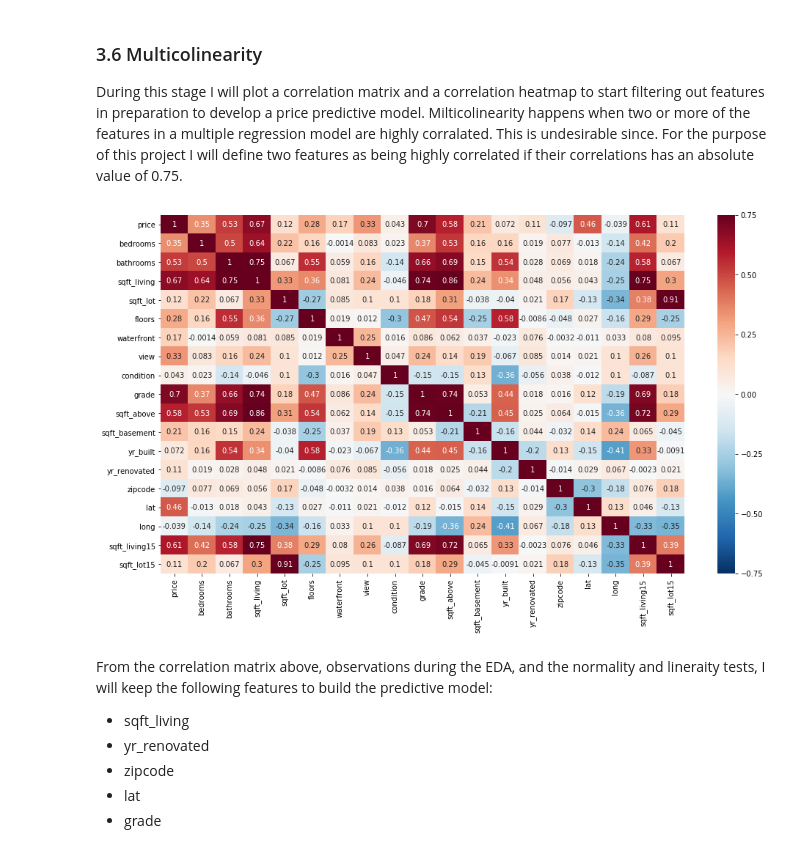
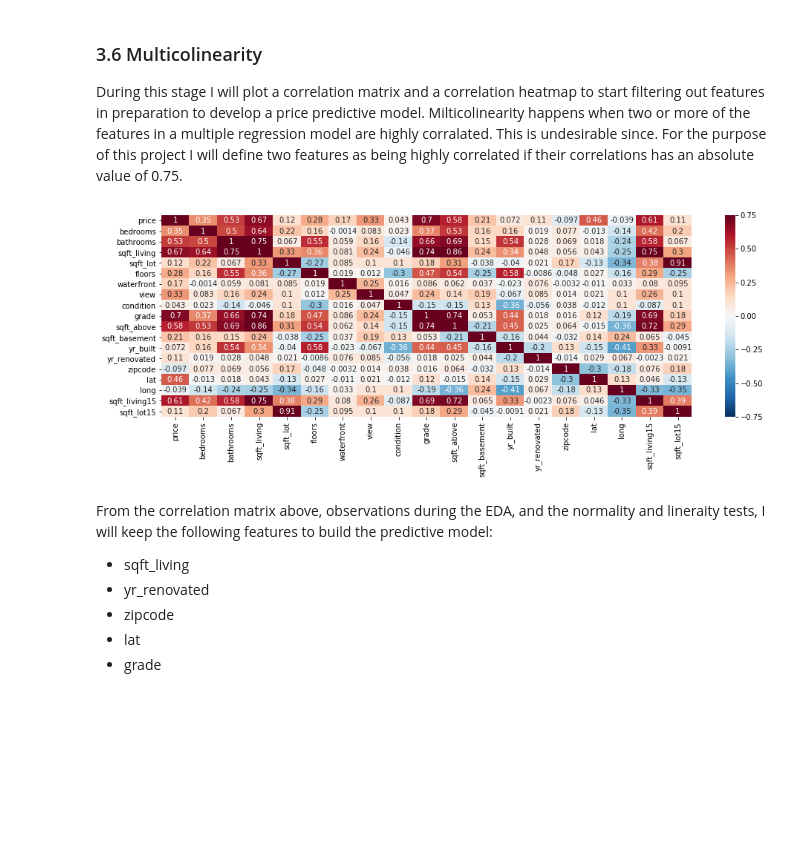
Before and after one commit to feraguilari/dsc-1-final-project-online-ds-pt-021119, a Jupyter notebook: student.ipynb, the cells around one changed output. Drawn from its saved outputs; the diff is of its cells as text; code cells hidden in the pictures; blank space fills up the shorter version.

```diff
--- a/student.ipynb
+++ b/student.ipynb
@@ -683,10 +683,10 @@ Most variables appear to have a linear relationship to price of some degree and
 During this stage I will plot a correlation matrix and a correlation heatmap to start filtering out features in preparation to develop a price predictive model. Milticolinearity happens when two or more of the features in a multiple regression model are highly corralated. This is undesirable since. For the purpose of this project I will define two features as being highly correlated if their correlations has an absolute value of 0.75.<br>
 # %%
 correlation = df_trans.corr()
-plt.figure(figsize=(16, 9))
+plt.figure(figsize=(16, 5))
 heatmap = sns.heatmap(correlation, annot=True, linewidths=0, vmin=-0.75, vmax=0.75, cmap="RdBu_r")
 # %% [output]
-[figure, old version]
+[figure, new version]
 # %% [markdown]
 From the correlation matrix above, observations during the EDA, and the normality and lineraity tests, I will keep the following features to build the predictive model:
 * sqft_living
```
Also changed, not shown: parts of 9 cells of this notebook.
